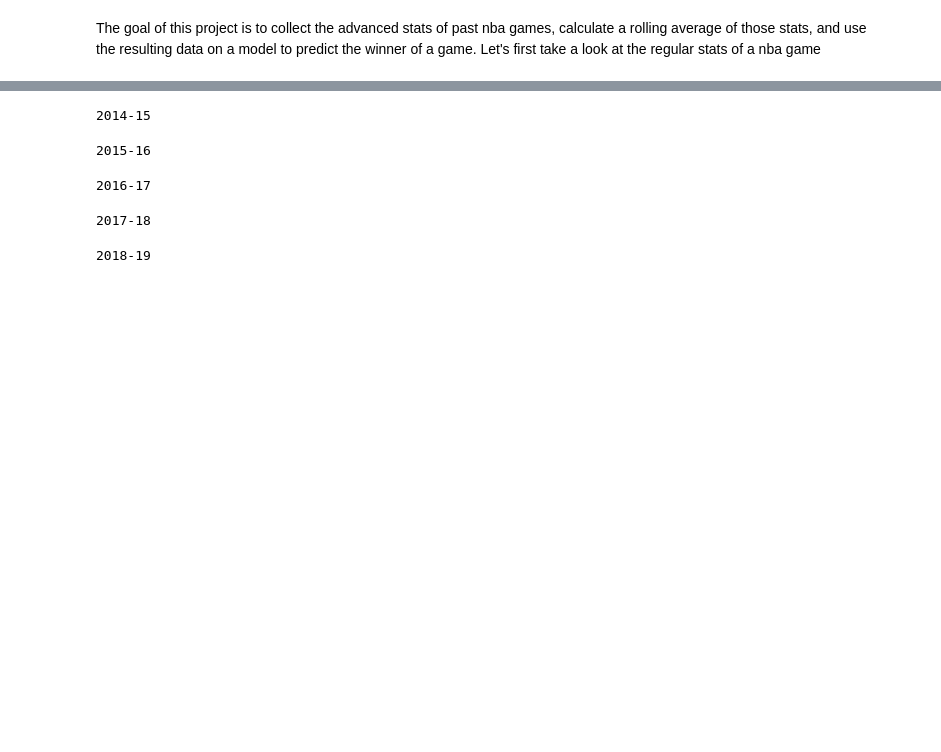
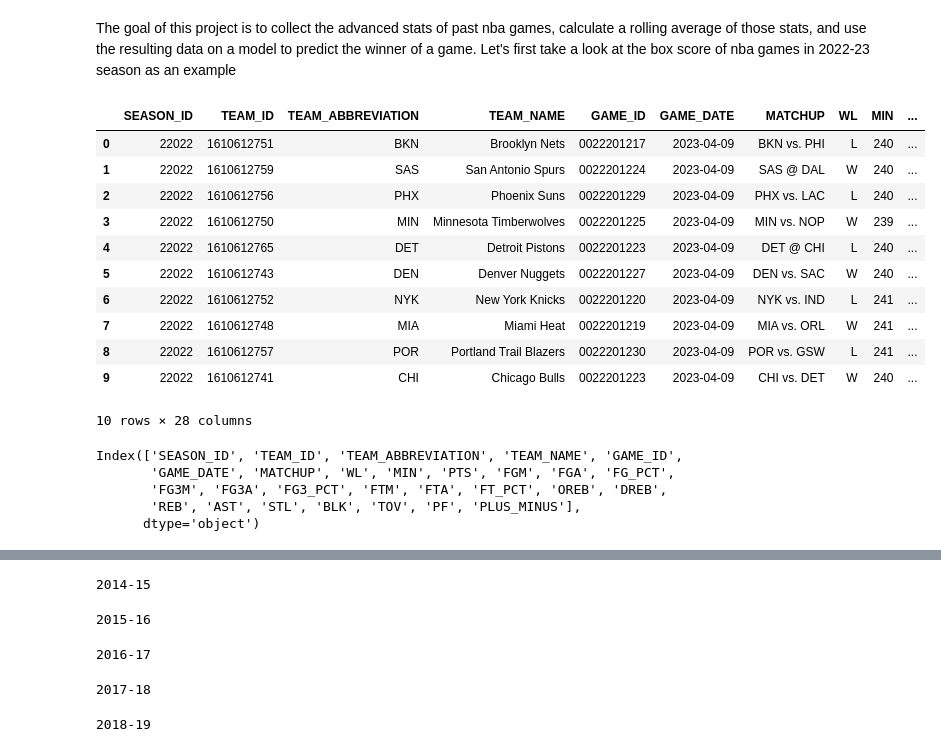
Before and after one commit to jeffreyzhao32/NBA_prediction_model, a Jupyter notebook: NBA_prediction.ipynb, the cells around one changed output, grey strips where cells are left out. Saved outputs shown, nothing was run; the diff lists cells and outputs as text; code cells hidden in the pictures; blank space fills up the shorter version.

Commit message:
pulled advanced stats dataset

```diff
--- a/NBA_prediction.ipynb
+++ b/NBA_prediction.ipynb
@@ -9,4 +9,35 @@ from nba_api.stats.static import teams, players
 from nba_api.stats.endpoints import boxscoreadvancedv2, TeamGameLog, TeamGameLogs, leaguegamefinder
 # %% [markdown]
 The goal of this project is to collect the advanced stats of past nba games, calculate a rolling average of those stats, and use the resulting data on a model to predict the winner of a game.
-Let's first take a look at the regular stats of a nba game
+Let's first take a look at the box score of nba games in 2022-23 season as an example
+# %%
+season = '2022-23'
+game_finder = game_finder = leaguegamefinder.LeagueGameFinder(
+        player_or_team_abbreviation = 'T',
+        season_nullable=season,
+        season_type_nullable='Regular Season',
+        league_id_nullable='00'  # NBA league ID
+)
+games_df = game_finder.get_data_frames()[0]
+games_df.head(10)
+# %% [output]
+|  | SEASON_ID | TEAM_ID | TEAM_ABBREVIATION | TEAM_NAME | GAME_ID | GAME_DATE | MATCHUP | WL | MIN | ... |
+| 0 | 22022 | 1610612751 | BKN | Brooklyn Nets | 0022201217 | 2023-04-09 | BKN vs. PHI | L | 240 | ... |
+| 1 | 22022 | 1610612759 | SAS | San Antonio Spurs | 0022201224 | 2023-04-09 | SAS @ DAL | W | 240 | ... |
+| 2 | 22022 | 1610612756 | PHX | Phoenix Suns | 0022201229 | 2023-04-09 | PHX vs. LAC | L | 240 | ... |
+| 3 | 22022 | 1610612750 | MIN | Minnesota Timberwolves | 0022201225 | 2023-04-09 | MIN vs. NOP | W | 239 | ... |
+| 4 | 22022 | 1610612765 | DET | Detroit Pistons | 0022201223 | 2023-04-09 | DET @ CHI | L | 240 | ... |
+| 5 | 22022 | 1610612743 | DEN | Denver Nuggets | 0022201227 | 2023-04-09 | DEN vs. SAC | W | 240 | ... |
+| 6 | 22022 | 1610612752 | NYK | New York Knicks | 0022201220 | 2023-04-09 | NYK vs. IND | L | 241 | ... |
+| 7 | 22022 | 1610612748 | MIA | Miami Heat | 0022201219 | 2023-04-09 | MIA vs. ORL | W | 241 | ... |
+| 8 | 22022 | 1610612757 | POR | Portland Trail Blazers | 0022201230 | 2023-04-09 | POR vs. GSW | L | 241 | ... |
+| 9 | 22022 | 1610612741 | CHI | Chicago Bulls | 0022201223 | 2023-04-09 | CHI vs. DET | W | 240 | ... |
+10 rows × 28 columns
+# %%
+games_df.columns
+# %% [output]
+Index(['SEASON_ID', 'TEAM_ID', 'TEAM_ABBREVIATION', 'TEAM_NAME', 'GAME_ID',
+       'GAME_DATE', 'MATCHUP', 'WL', 'MIN', 'PTS', 'FGM', 'FGA', 'FG_PCT',
+       'FG3M', 'FG3A', 'FG3_PCT', 'FTM', 'FTA', 'FT_PCT', 'OREB', 'DREB',
+       'REB', 'AST', 'STL', 'BLK', 'TOV', 'PF', 'PLUS_MINUS'],
+      dtype='object')
```
Also changed, not shown: parts of 7 cells of this notebook, 2 other files.
